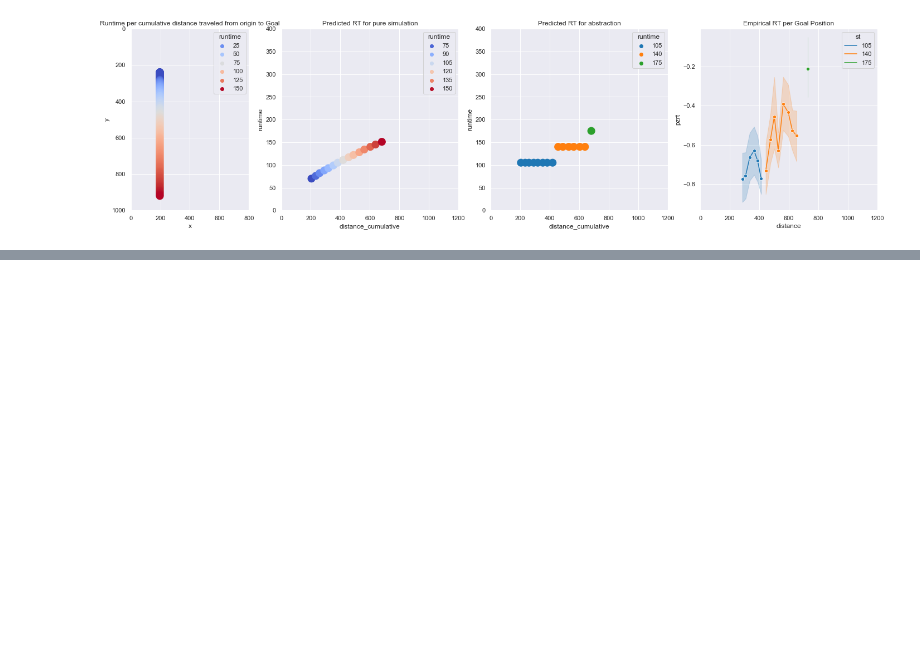
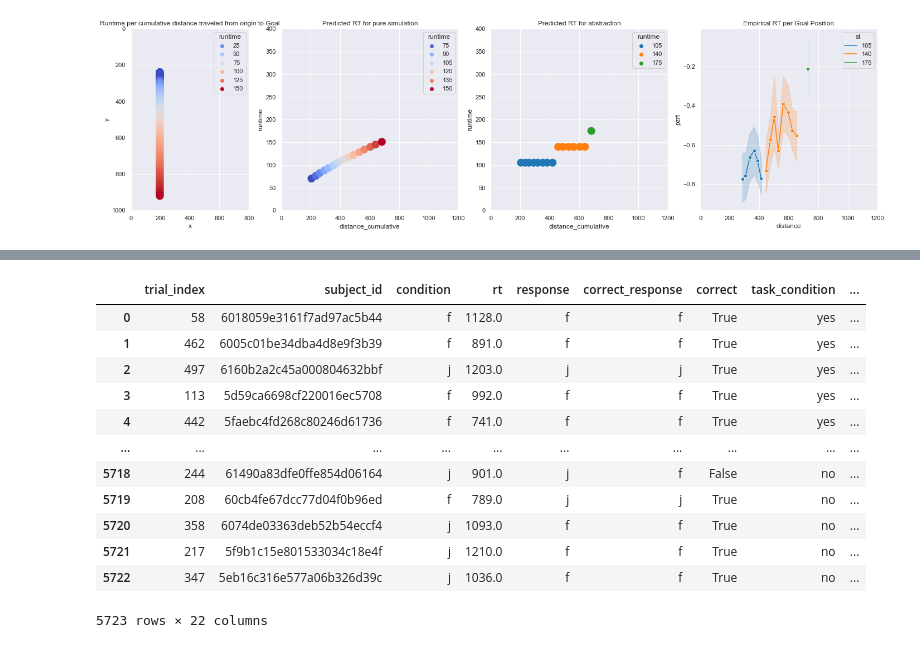
Before and after one commit to flxsosa/physics_abstraction, a Jupyter notebook: experiments/experiment4/notebooks/analysis.ipynb, the cells around one changed output, grey strips where cells are left out. Cells and saved outputs as stored; diff of their text form; code cells hidden in the pictures; blank space fills up the shorter version.

```diff
--- a/experiments/experiment4/notebooks/analysis.ipynb
+++ b/experiments/experiment4/notebooks/analysis.ipynb
@@ -259,0 +262,18 @@ model = model.merge(sim_predictions, on="scene")
+# %%
+# Dictionary that will contain our model results
+simtime = {}
+
+# Iterate through stimuli files
+for file in json_files:
+    # Scene name
+    scene_name = file.split(".")[0]
+    # Load the stimuli
+    scene = load_scene(loaddir+file)
+    # Instatiate the scene
+    scene.instantiate_scene()
+    # Run our model on the scene, with the given parameter setting
+    scene.run(False)
+    # Get model-predicted simulation time
+    st = scene.physics.tick
+    # Add this scene, simulation time prediction to our dictionary
+    simtime[scene_name] = st
@@ -260,3 +282,13 @@ model = model.merge(sim_predictions, on="scene")
+# %%
+# Dataframe with simulation times
+sim_predictions = pd.DataFrame.from_dict(simtime, orient='index')
+# Reset the index so we can merge these results on the scene variable
+sim_predictions = sim_predictions.reset_index()
+# Rename the variables appropriately, so they match the variables in model dataframe
+sim_predictions = sim_predictions.rename(columns = {'index':'scene',0:'model_sim_rt'})
+# %%
+# Merge the model predictions into our model dataframe
+model = model.merge(sim_predictions, on="scene")
 # %% [markdown]
 #### Computing distances travelled by the Ball
 # %% [markdown]
@@ -335,2 +367,3 @@ for file in json_files:
 # %%
 model['model_abs_zrt'] = model.groupby('subject_id').model_abs_rt.transform(lambda x: (x - x.mean()) / x.std())
+model['model_sim_zrt'] = model.groupby('subject_id').model_sim_rt.transform(lambda x: (x - x.mean()) / x.std())
@@ -343,0 +377,16 @@ plot.set(title = "Normalized model predictions and empirical RT",
+# %%
+model
+# %% [output]
+|  | trial_index | subject_id | condition | rt | response | correct_response | correct | task_condition | ... |
+| 0 | 58 | 6018059e3161f7ad97ac5b44 | f | 1128.0 | f | f | True | yes | ... |
+| 1 | 462 | 6005c01be34dba4d8e9f3b39 | f | 891.0 | f | f | True | yes | ... |
+| 2 | 497 | 6160b2a2c45a000804632bbf | j | 1203.0 | j | j | True | yes | ... |
+| 3 | 113 | 5d59ca6698cf220016ec5708 | f | 992.0 | f | f | True | yes | ... |
+| 4 | 442 | 5faebc4fd268c80246d61736 | f | 741.0 | f | f | True | yes | ... |
+| ... | ... | ... | ... | ... | ... | ... | ... | ... | ... |
+| 5718 | 244 | 61490a83dfe0ffe854d06164 | j | 901.0 | j | f | False | no | ... |
+| 5719 | 208 | 60cb4fe67dcc77d04f0b96ed | f | 789.0 | j | j | True | no | ... |
+| 5720 | 358 | 6074de03363deb52b54eccf4 | j | 1093.0 | f | f | True | no | ... |
+| 5721 | 217 | 5f9b1c15e801533034c18e4f | j | 1210.0 | f | f | True | no | ... |
+| 5722 | 347 | 5eb16c316e577a06b326d39c | j | 1036.0 | f | f | True | no | ... |
+5723 rows × 22 columns
```
Also changed, not shown: parts of 6 cells of this notebook.
